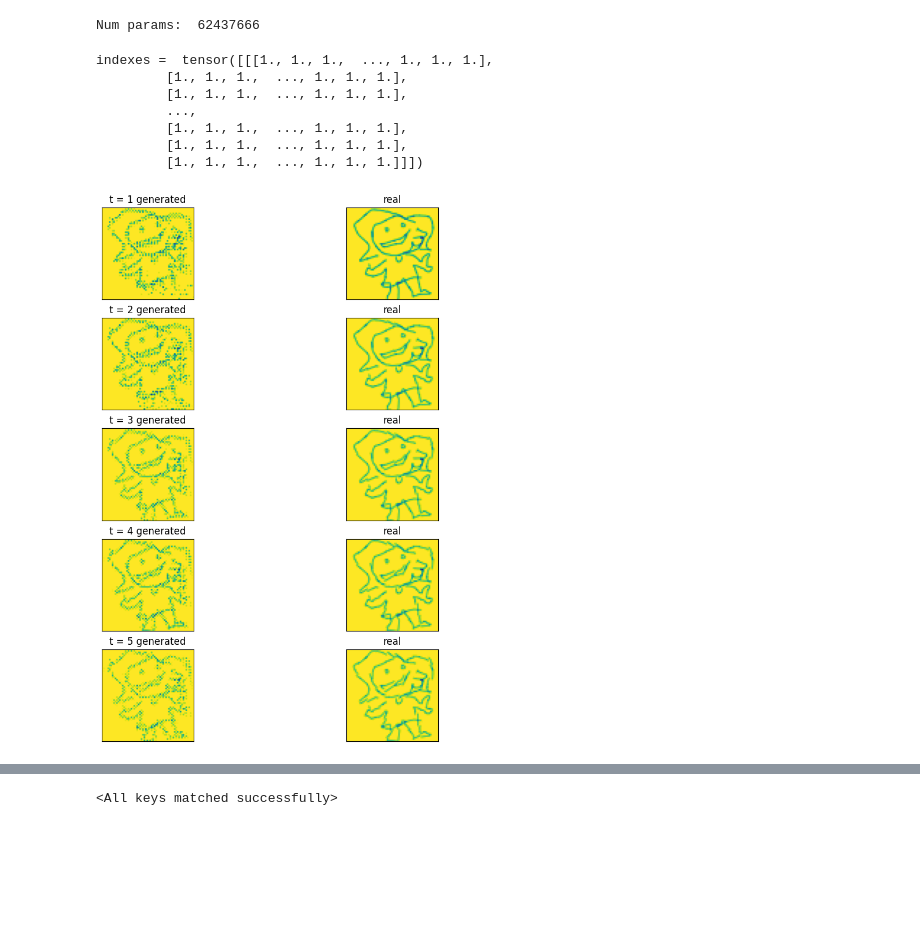
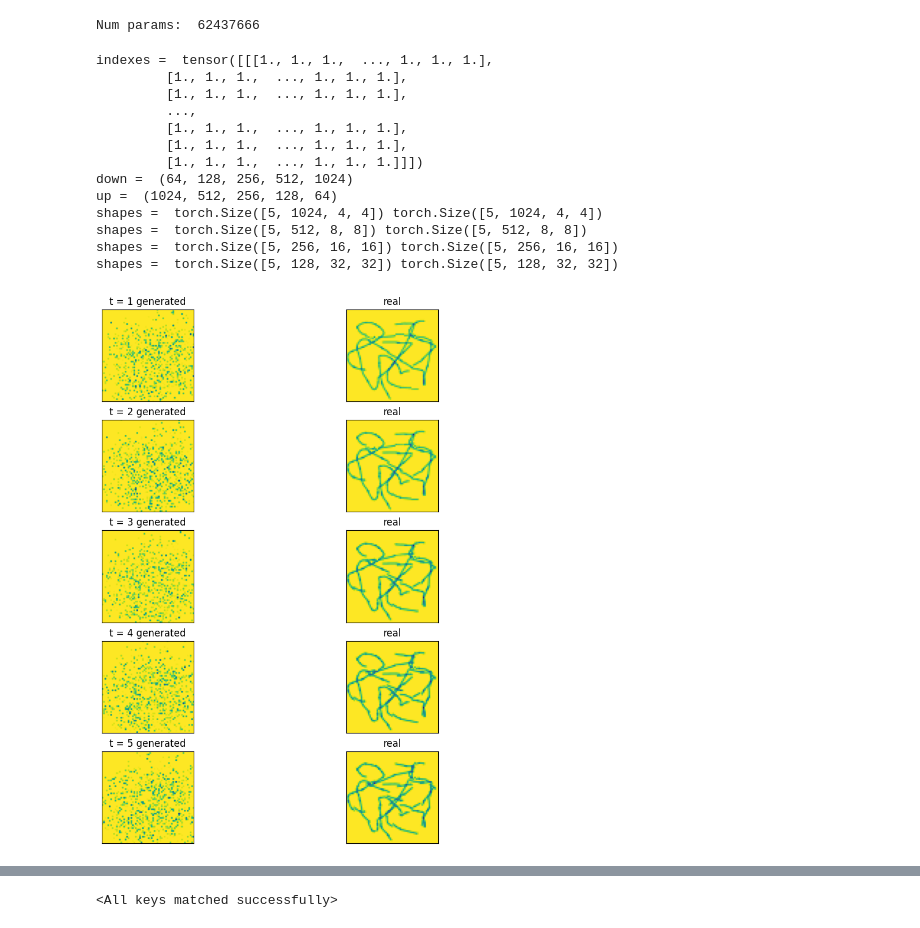
Before and after one commit to sunyesta/Sketch-Simplification, a Jupyter notebook: src/test copy monkey.ipynb, the cells around one changed output, grey strips where cells are left out. Saved outputs shown, nothing was run; the diff lists cells and outputs as text; code cells hidden in the pictures; blank space fills up the shorter version.

```diff
--- a/src/test copy monkey.ipynb
+++ b/src/test copy monkey.ipynb
@@ -38,7 +38,7 @@ flower_data_path = Path(
 device = "mps"
 
 T = 5
-IMG_SIZE = 200
+IMG_SIZE = 64
 BATCH_SIZE = 30
 
 
@@ -56,7 +56,8 @@ alphas_cumprod_prev = F.pad(alphas_cumprod[:-1], (1, 0), value=1.0)
 sqrt_recip_alphas = torch.sqrt(1.0 / alphas)
 sqrt_alphas_cumprod = torch.sqrt(alphas_cumprod)
 sqrt_one_minus_alphas_cumprod = torch.sqrt(1.0 - alphas_cumprod)
-posterior_variance = betas * (1.0 - alphas_cumprod_prev) / (1.0 - alphas_cumprod)
+posterior_variance = betas * \
+    (1.0 - alphas_cumprod_prev) / (1.0 - alphas_cumprod)
 # %%
 class SketchData(torch.utils.data.Dataset):
     """
@@ -82,7 +83,8 @@ class SketchData(torch.utils.data.Dataset):
 
         img = Image.open(data_path / Path("base.png")).convert("L")
 
-        assert img.size == (IMG_SIZE, IMG_SIZE), f"Image size must = {IMG_SIZE}"
+        assert img.size == (
+            IMG_SIZE, IMG_SIZE), f"Image size must = {IMG_SIZE}"
         if self.transform:
             # return data, label (X, y)
             return self.transform(img), index
@@ -166,7 +168,8 @@ class SinusoidalPositionEmbeddings(nn.Module):
         device = time.device
         half_dim = self.dim // 2
         embeddings = math.log(10000) / (half_dim - 1)
-        embeddings = torch.exp(torch.arange(half_dim, device=device) * -embeddings)
+        embeddings = torch.exp(torch.arange(
+            half_dim, device=device) * -embeddings)
         embeddings = time[:, None] * embeddings[None, :]
         embeddings = torch.cat((embeddings.sin(), embeddings.cos()), dim=-1)
         # TODO: Double check the ordering here
@@ -195,6 +198,9 @@ class SimpleUnet(nn.Module):
             IMG_SIZE * 2,
             IMG_SIZE,
         )
+
+        self.down_channels = down_channels
+        self.up_channels = up_channels
         out_dim = 2
         time_emb_dim = 32
 
@@ -218,7 +224,8 @@ class SimpleUnet(nn.Module):
         # Upsample
         self.ups = nn.ModuleList(
             [
-                Block(up_channels[i], up_channels[i + 1], time_emb_dim, up=True)
+                Block(up_channels[i], up_channels[i + 1],
+                      time_emb_dim, up=True)
                 for i in range(len(up_channels) - 1)
             ]
         )
@@ -227,6 +234,9 @@ class SimpleUnet(nn.Module):
         self.output = nn.Conv2d(up_channels[-1], out_dim, 1)
 
     def forward(self, x, timestep):
+        print("down = ", self.down_channels)
+        print("up = ", self.up_channels)
+
         # Embedd time
         t = self.time_mlp(timestep)
         # Initial conv
@@ -239,6 +249,7 @@ class SimpleUnet(nn.Module):
         for up in self.ups:
             residual_x = residual_inputs.pop()
             # Add residual x as additional channels
+            print("shapes = ", x.shape, residual_x.shape)
             x = torch.cat((x, residual_x), dim=1)
             x = up(x, t)
         return self.output(x)
@@ -324,7 +335,8 @@ def applyOffsets(img, offsets):
 
     for x in range(IMG_SIZE):
         for y in range(IMG_SIZE):
-            x_point, y_point = pixelToPoint(x, IMG_SIZE), pixelToPoint(y, IMG_SIZE)
+            x_point, y_point = pixelToPoint(
+                x, IMG_SIZE), pixelToPoint(y, IMG_SIZE)
             x_delta, y_delta = offsets[y, x]
 
             x_point_new, y_point_new = x_point + x_delta, y_point + y_delta
@@ -384,7 +396,8 @@ def showDifferences(img_index, out_offsets, real_offsets, timesteps, max_dps=5):
         img_start = img_to_tensor(
             PixelEncoder.renderSegsCario(segsBaked_start, IMG_SIZE)
         )
-        img_end = img_to_tensor(PixelEncoder.renderSegsCario(segsBaked_end, IMG_SIZE))
+        img_end = img_to_tensor(
+            PixelEncoder.renderSegsCario(segsBaked_end, IMG_SIZE))
 
         # ax[i, 0].imshow(tensor_to_img(img_end))
         ax[i, 0].imshow(applyOffsets(img_start, out_offsets[i]))
@@ -404,37 +417,45 @@ model.to(device)
 
 
 data = transform_data(data)
-dataloader = DataLoader(data, batch_size=BATCH_SIZE, shuffle=True, drop_last=False)
+dataloader = DataLoader(data, batch_size=BATCH_SIZE,
+                        shuffle=True, drop_last=False)
 
 # timesteps = torch.randint(0, T, (BATCH_SIZE,), device=device).long()
 # timesteps = torch.full((BATCH_SIZE,), 0, device=device).long()
 timesteps = torch.tensor([1, 2, 3, 4, 5], device=device).long()
 
+# get img and img_index
 img, img_index = next(iter(dataloader))
-
-img, img_index = img[0], img_index[0]
+img, img_index = img[0], img_index[0]  # get first item in batch
 
 print("indexes = ", img)
 
 real_offsets = getRealOffsets(img_index, timesteps)
+
 
 out_offsets = None
 with torch.inference_mode():
     out_offsets = model(img.to(device).unsqueeze(0), timesteps)
 
 # showDifferences(img, out_offsets, real_offsets, timesteps)
 showDifferences(img_index, out_offsets, real_offsets, timesteps)
 
 # TODO fix to work with multiple datapoints
 # %% [output]
 indexes =  tensor([[[1., 1., 1.,  ..., 1., 1., 1.],
          [1., 1., 1.,  ..., 1., 1., 1.],
          [1., 1., 1.,  ..., 1., 1., 1.],
          ...,
          [1., 1., 1.,  ..., 1., 1., 1.],
          [1., 1., 1.,  ..., 1., 1., 1.],
          [1., 1., 1.,  ..., 1., 1., 1.]]])
+down =  (64, 128, 256, 512, 1024)
+up =  (1024, 512, 256, 128, 64)
+shapes =  torch.Size([5, 1024, 4, 4]) torch.Size([5, 1024, 4, 4])
+shapes =  torch.Size([5, 512, 8, 8]) torch.Size([5, 512, 8, 8])
+shapes =  torch.Size([5, 256, 16, 16]) torch.Size([5, 256, 16, 16])
+shapes =  torch.Size([5, 128, 32, 32]) torch.Size([5, 128, 32, 32])
-[figure, old version]
+[figure, new version]
 # %%
 def generateImagesAtTimesteps(img_index, timesteps):
     segs = data.getSegs(img_index)
```
Also changed, not shown: parts of 2 cells of this notebook, 12 other files.
